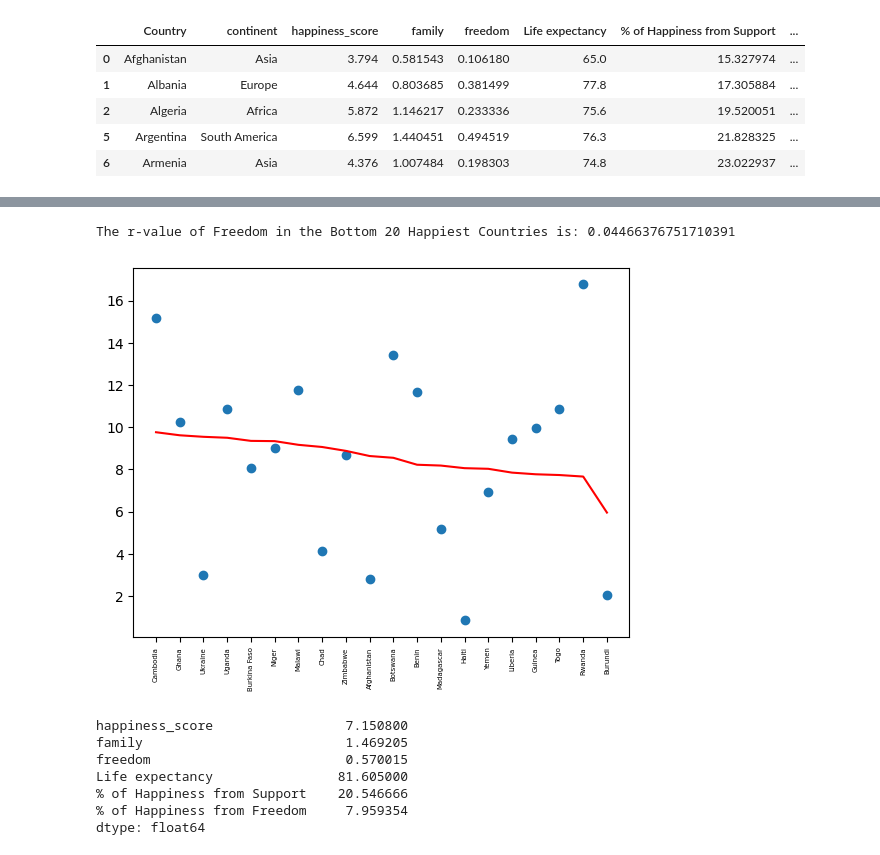
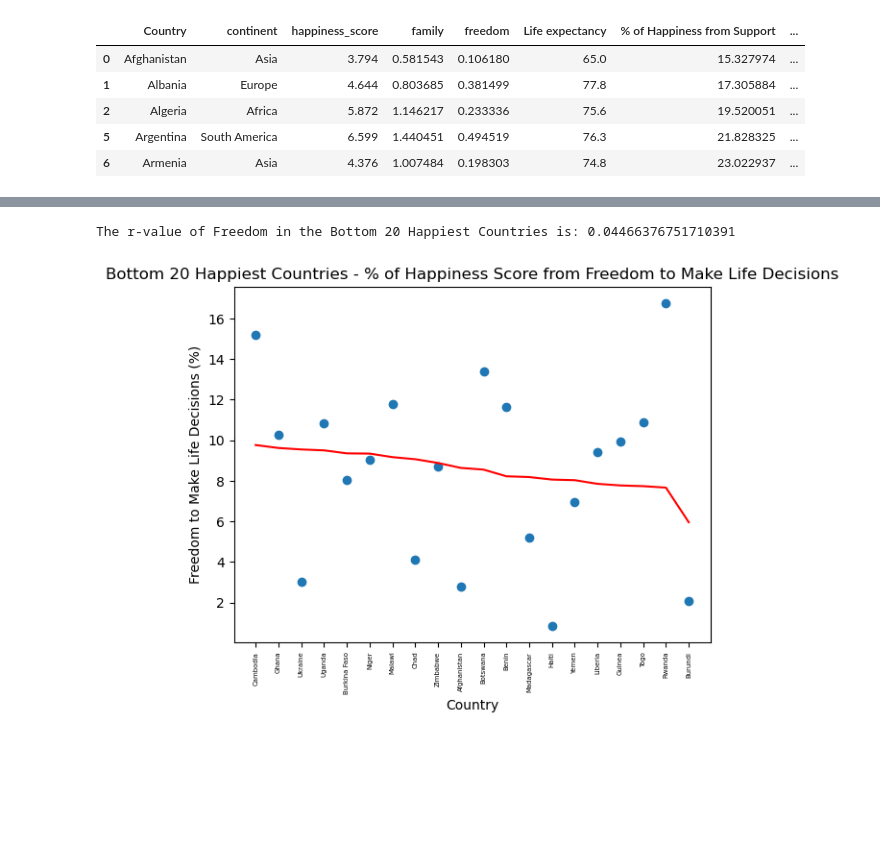
Before and after one commit to camerondifalco1/Project1, a Jupyter notebook: support_and_freedom.ipynb, the cells around one changed output, grey strips where cells are left out. Drawn from its saved outputs; the diff is of its cells as text; code cells hidden in the pictures; blank space fills up the shorter version.

```diff
--- a/support_and_freedom.ipynb
+++ b/support_and_freedom.ipynb
@@ -457,4 +224,19 @@ NameError: name 'top_20' is not defined
 # %%
-#isolate bottom 20 countries, eg those with the lowest happiness score
-bottom_20 = social_freedom_df.tail(20)
-bottom_20
+#isolate bottom 20 countries
+
+#bottom 20 on happiness
+bottom_happy_20 = happy_social_freedom_df.tail(20)
+#bottom_happy_20
+
+#data points for bottom 20 plots against happiness
+bottom_happy = bottom_happy_20["happiness_score"]
+bottom_country = bottom_happy_20["Country"]
+
+
+#bottom 20 on life expectancy
+bottom_life_20 = life_social_freedom_df.tail(20)
+bottom_life_20
+
+#data points for bottom 20 plots against life expectancy
+bottom_life = bottom_life_20["Life expectancy "]
+bottom_life_country = bottom_life_20["Country"]
@@ -509,41 +413,32 @@ The r-value of Support in the Bottom 20 Happiest Countries is: 0.052543131164214
 # %%
 #scatter plots and line regression on bottom 20 happiest countries
 #does getting more happiness from freedom to make life decisions correlate to a lower happiness score
 
 #axis
-x_freedom_bot20 = bottom_20["Country"]
-y_freedom_bot20 = bottom_20["% of Happiness from Freedom"]
-
-#data points
-happy = bottom_20["happiness_score"]
-country = bottom_20["Country"]
+x_freedom_bot20 = bottom_happy_20["Country"]
+y_freedom_bot20 = bottom_happy_20["% of Happiness from Freedom"]
 
 #line regression and line equation
-freelast20_slope, freelast20_int, freelast20_r, freelast20_p, freelast20_std_err = st.linregress(happy, y_freedom_bot20)
-freelast20_fit = freelast20_slope * happy + freelast20_int
+freelast20_slope, freelast20_int, freelast20_r, freelast20_p, freelast20_std_err = st.linregress(bottom_happy, y_freedom_bot20)
+freelast20_fit = freelast20_slope * bottom_happy + freelast20_int
+freelast20_line = "y = " + str(round(freelast20_slope, 2)) + "x + " + str(round(freelast20_int, 2))
 
 #plot scatter and line regression
 plt.scatter(x_freedom_bot20, y_freedom_bot20)
 plt.plot(x_freedom_bot20, freelast20_fit, color='red')
+plt.title("Bottom 20 Happiest Countries - % of Happiness Score from Freedom to Make Life Decisions")
+plt.xlabel("Country")
+plt.ylabel("Freedom to Make Life Decisions (%)")
+plt.annotate(freelast20_line, (5,30), fontsize=15, color='red')
+
 
 #style xticks
-plt.xticks(country, size=5, rotation=90)
+plt.xticks(bottom_country, size=5, rotation=90)
 
 #print r-values for analysis
 print(f'The r-value of Freedom in the Bottom 20 Happiest Countries is: {freelast20_r**2}')
 
 plt.show()
 # %% [output]
 The r-value of Freedom in the Bottom 20 Happiest Countries is: 0.04466376751710391
-[figure, old version]
+[figure, new version]
-# %%
-#mean values of the top 20
-top_20.mean()
-# %% [output]
-happiness_score                 7.150800
-family                          1.469205
-freedom                         0.570015
-Life expectancy                81.605000
-% of Happiness from Support    20.546666
-% of Happiness from Freedom     7.959354
-dtype: float64
```
Also changed, not shown: parts of 35 cells of this notebook, 3 other files.
